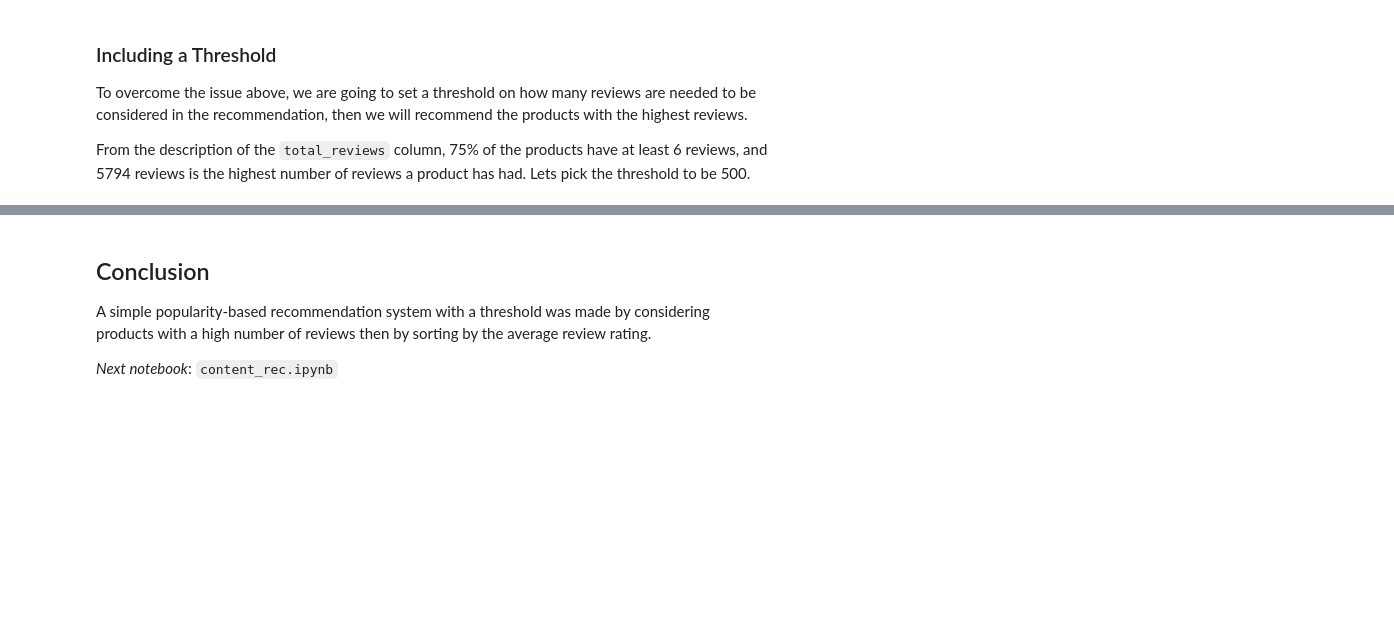
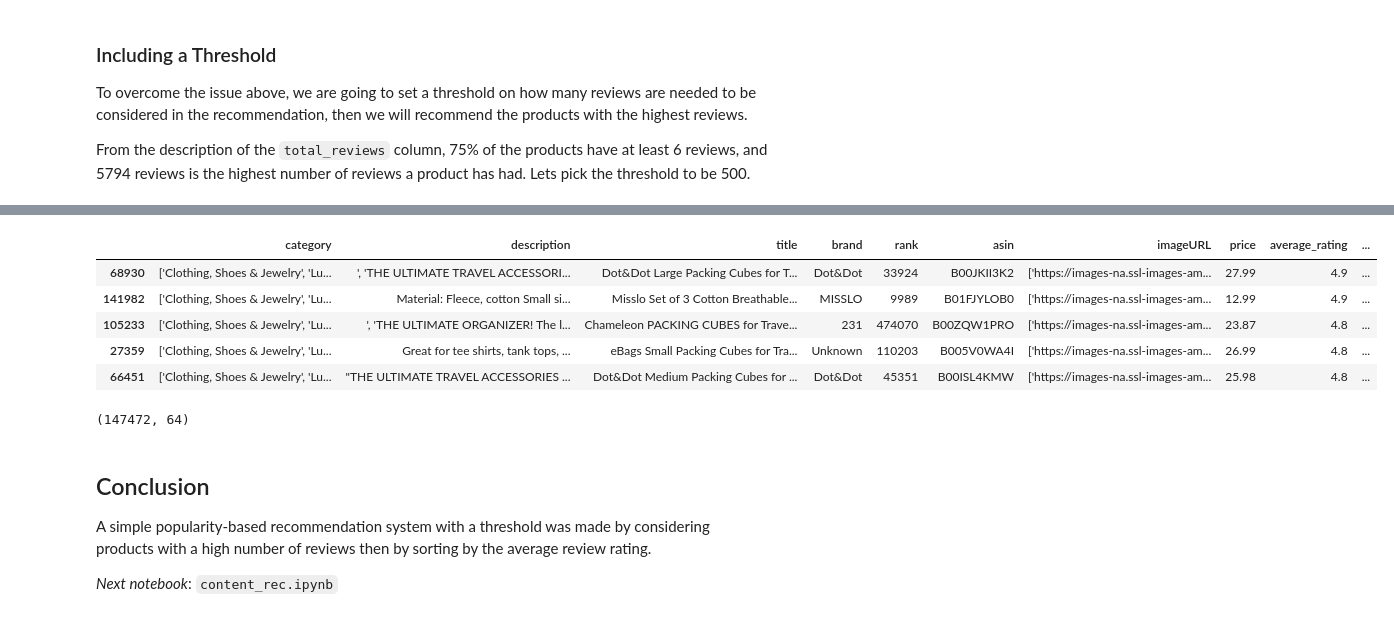
Before and after one commit to mkelsayed/ClothingRecommendationSystem, a Jupyter notebook: popularity_rec.ipynb, the cells around one changed output, grey strips where cells are left out. Cells and saved outputs as stored; diff of their text form; code cells hidden in the pictures; blank space fills up the shorter version.

```diff
--- a/popularity_rec.ipynb
+++ b/popularity_rec.ipynb
@@ -151,3 +202,17 @@ Picking the highest ranks yields different results compared to using the ratings
+# %%
+x = 4
+popularity_rec_func(5, 'Travel Accessories', 40)
+# %% [output]
+|  | category | description | title | brand | rank | asin | imageURL | price | average_rating | ... |
+| 68930 | ['Clothing, Shoes & Jewelry', 'Lu... | ', 'THE ULTIMATE TRAVEL ACCESSORI... | Dot&Dot Large Packing Cubes for T... | Dot&Dot | 33924 | B00JKII3K2 | ['https://images-na.ssl-images-am... | 27.99 | 4.9 | ... |
+| 141982 | ['Clothing, Shoes & Jewelry', 'Lu... | Material: Fleece, cotton Small si... | Misslo Set of 3 Cotton Breathable... | MISSLO | 9989 | B01FJYLOB0 | ['https://images-na.ssl-images-am... | 12.99 | 4.9 | ... |
+| 105233 | ['Clothing, Shoes & Jewelry', 'Lu... | ', 'THE ULTIMATE ORGANIZER! The l... | Chameleon PACKING CUBES for Trave... | 231 | 474070 | B00ZQW1PRO | ['https://images-na.ssl-images-am... | 23.87 | 4.8 | ... |
+| 27359 | ['Clothing, Shoes & Jewelry', 'Lu... | Great for tee shirts, tank tops, ... | eBags Small Packing Cubes for Tra... | Unknown | 110203 | B005V0WA4I | ['https://images-na.ssl-images-am... | 26.99 | 4.8 | ... |
+| 66451 | ['Clothing, Shoes & Jewelry', 'Lu... | "THE ULTIMATE TRAVEL ACCESSORIES ... | Dot&Dot Medium Packing Cubes for ... | Dot&Dot | 45351 | B00ISL4KMW | ['https://images-na.ssl-images-am... | 25.98 | 4.8 | ... |
+# %%
+products_df.shape
+# %% [output]
+(147472, 64)
 # %% [markdown]
 ## Conclusion <a class="anchor" id="conc"></a>
 
```
Also changed, not shown: parts of 11 cells of this notebook.
